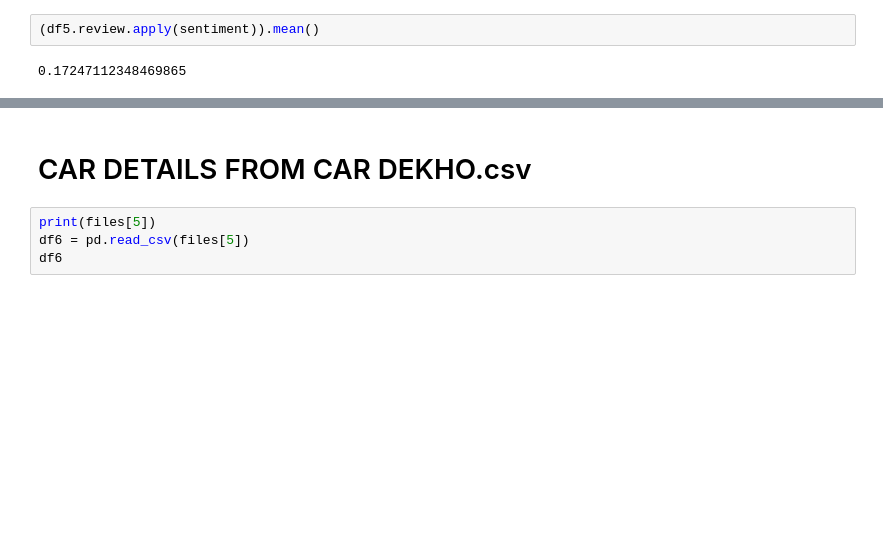
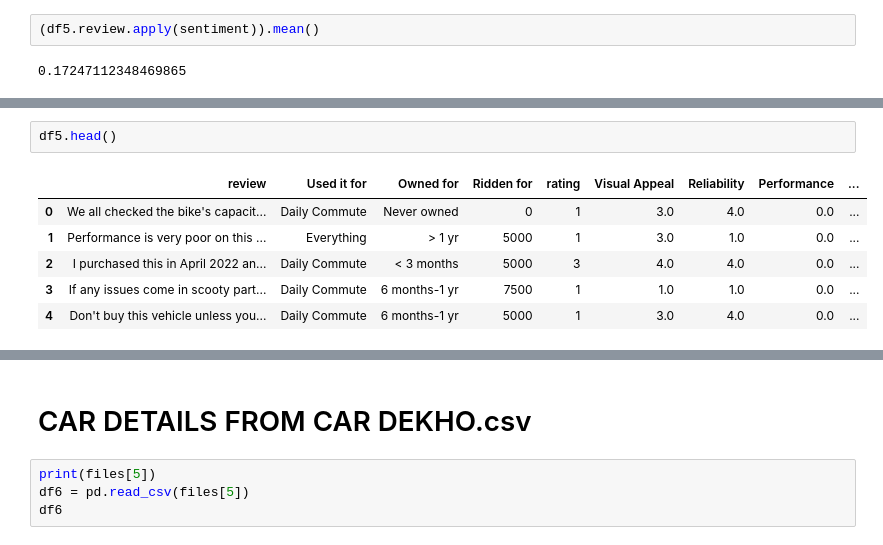
Before and after one commit to Adhiban1/EV-Market-Segmentation, a Jupyter notebook: main.ipynb, the cells around one changed output, grey strips where cells are left out. Drawn from its saved outputs; the diff is of its cells as text; blank space fills up the shorter version.

```diff
--- a/main.ipynb
+++ b/main.ipynb
@@ -617,0 +658,9 @@ def sentiment(text):
+# %%
+df5.head()
+# %% [output]
+|  | review | Used it for | Owned for | Ridden for | rating | Visual Appeal | Reliability | Performance | ... |
+| 0 | We all checked the bike's capacit... | Daily Commute | Never owned | 0 | 1 | 3.0 | 4.0 | 0.0 | ... |
+| 1 | Performance is very poor on this ... | Everything | > 1 yr | 5000 | 1 | 3.0 | 1.0 | 0.0 | ... |
+| 2 | I purchased this in April 2022 an... | Daily Commute | < 3 months | 5000 | 3 | 4.0 | 4.0 | 0.0 | ... |
+| 3 | If any issues come in scooty part... | Daily Commute | 6 months-1 yr | 7500 | 1 | 1.0 | 1.0 | 0.0 | ... |
+| 4 | Don't buy this vehicle unless you... | Daily Commute | 6 months-1 yr | 5000 | 1 | 3.0 | 4.0 | 0.0 | ... |
```
Also changed, not shown: parts of 19 cells of this notebook, 1 other file.
